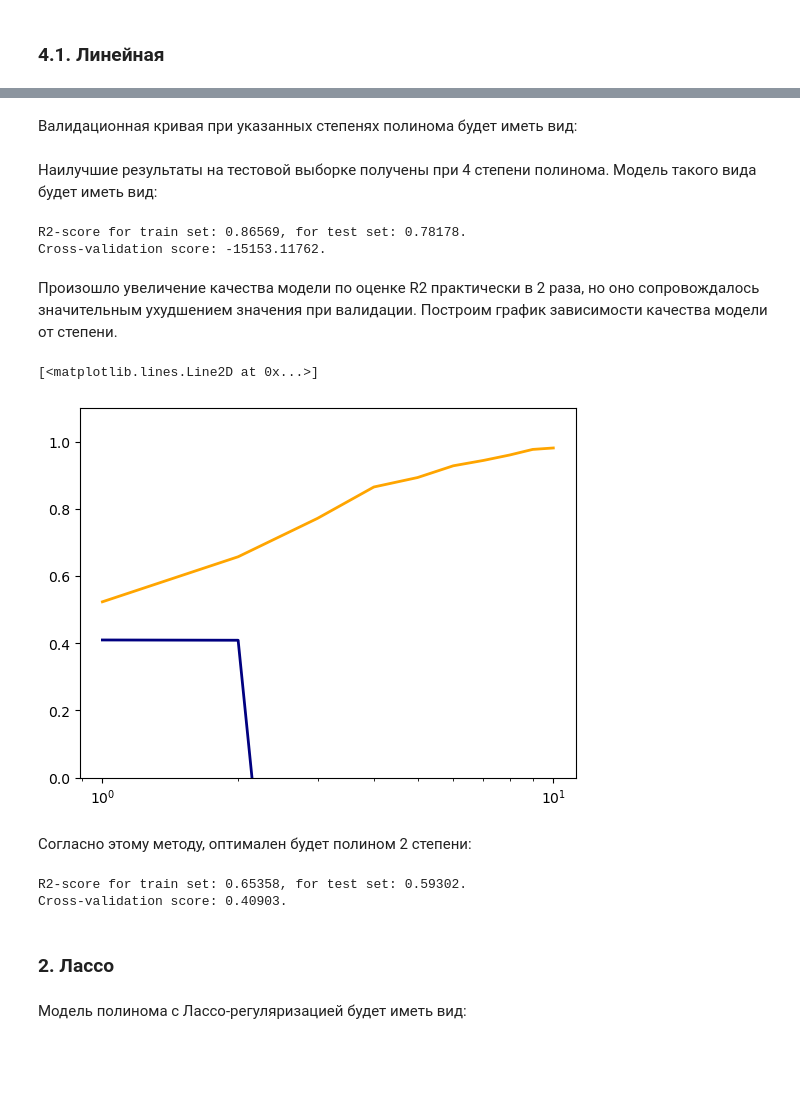
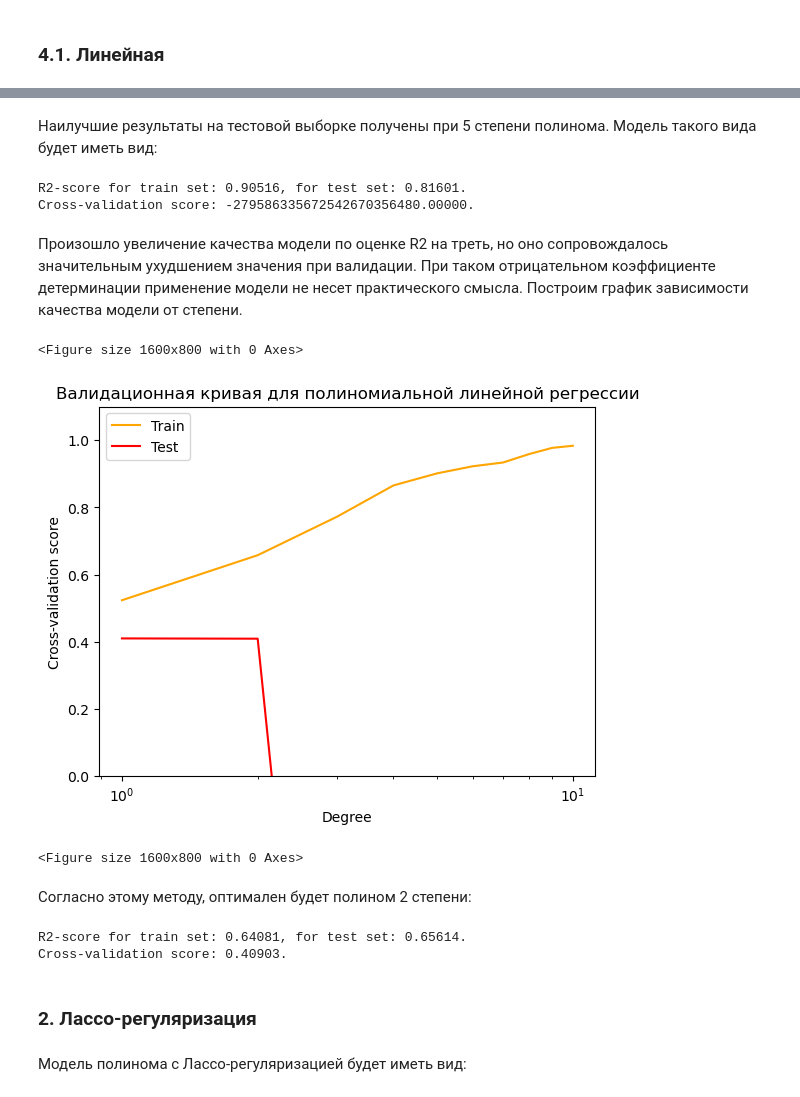
Before and after one commit to AnnLsnv/Python, a Jupyter notebook: regression_noise.ipynb, the cells around one changed output, grey strips where cells are left out. Saved outputs shown, nothing was run; the diff lists cells and outputs as text; code cells hidden in the pictures; blank space fills up the shorter version.

```diff
--- a/Lesunova_regression19.ipynb
+++ b/regression_noise.ipynb
@@ -348,6 +356,6 @@ Cross-validation score: 0.40676.
 # %%
 L2_mm = Pipeline([('scaler', MinMaxScaler()),
-                  ('regression', Ridge(alpha = 0.9))])
+                  ('regression', Ridge(alpha = 3))])
 L2_mm.fit(X_train, y_train)
 print('R2-score for train set: {:.5f}, for test set: {:.5f}.'.format(L2_mm.score(X_train, y_train),L2_mm.score(X_test, y_test)))
 mean_CVS=np.mean(cross_val_score(L2_mm, X, y, cv = 5))
@@ -360,6 +368,6 @@ Cross-validation score: 0.41408.
 # %%
 L2_st = Pipeline([('scaler', StandardScaler()),
-                  ('regression', Ridge(alpha =38))])
+                  ('regression', Ridge(alpha =45))])
 L2_st.fit(X_train, y_train)
 print('R2-score for train set: {:.5f}, for test set: {:.5f}.'.format(L2_st.score(X_train, y_train),L2_st.score(X_test, y_test)))
 mean_CVS=np.mean(cross_val_score(L2_st, X, y, cv = 5))
@@ -379,8 +386,8 @@ Cross-validation score: 0.41295.
 # %%
 for i in range(1, 11):
-    PR_st = Pipeline([('poly', PolynomialFeatures(degree = i)),
-                   ('scaler', StandardScaler()),
+    PR_mm = Pipeline([('poly', PolynomialFeatures(degree = i)),
+                   ('scaler', MinMaxScaler()),
                    ('regression', LinearRegression())])
-    PR_st.fit(X_train, y_train)
-    print('Degree=',i,'- R2-score for train set: {:.5f}, for test set: {:.5f}.'.format(PR_st.score(X_train, y_train),PR_st.score(X_test, y_test)))
+    PR_mm.fit(X_train, y_train)
+    print('Degree=',i,'- R2-score for train set: {:.5f}, for test set: {:.5f}.'.format(PR_mm.score(X_train, y_train),PR_mm.score(X_test, y_test)))
 # %% [output]
@@ -397,50 +404,50 @@ Degree= 10 - R2-score for train set: 0.98858, for test set: -1116961096.78920.
-# %% [markdown]
-Валидационная кривая при указанных степенях полинома будет иметь вид:
 # %% [markdown]
-Наилучшие результаты на тестовой выборке получены при 4 степени полинома. Модель такого вида будет иметь вид:
+Наилучшие результаты на тестовой выборке получены при 5 степени полинома. Модель такого вида будет иметь вид:
 # %%
-PR_st = Pipeline([('poly', PolynomialFeatures(degree = 4)),
-               ('scaler', StandardScaler()),
+PR_mm = Pipeline([('poly', PolynomialFeatures(degree = 5)),
+               ('scaler', MinMaxScaler()),
                ('regression', LinearRegression())])
-PR_st.fit(X_train, y_train)
-print('R2-score for train set: {:.5f}, for test set: {:.5f}.'.format(PR_st.score(X_train, y_train),PR_st.score(X_test, y_test)))
-mean_CVS=np.mean(cross_val_score(PR_st, X, y, cv = 5))
+PR_mm.fit(X_train, y_train)
+print('R2-score for train set: {:.5f}, for test set: {:.5f}.'.format(PR_mm.score(X_train, y_train),PR_mm.score(X_test, y_test)))
+mean_CVS=np.mean(cross_val_score(PR_mm, X, y, cv = 5))
 print('Cross-validation score: {:.5f}.'.format(mean_CVS))
 # %% [output]
-R2-score for train set: 0.86569, for test set: 0.78178.
-Cross-validation score: -15153.11762.
+R2-score for train set: 0.90516, for test set: 0.81601.
+Cross-validation score: -279586335672542670356480.00000.
 # %% [markdown]
-Произошло увеличение качества модели по оценке R2 практически в 2 раза, но оно сопровождалось значительным ухудшением значения при валидации. Построим график зависимости качества модели от степени.
+Произошло увеличение качества модели по оценке R2 на треть, но оно сопровождалось значительным ухудшением значения при валидации. При таком отрицательном коэффициенте детерминации применение модели не несет практического смысла. Построим график зависимости качества модели от степени.
-# %%
-param_range=range(1,11)
-
-train_sc, test_sc=validation_curve(PR_st, X, y,param_name="poly__degree", param_range=param_range, cv=5)
-train_sc
-
-train_sc_mean=np.mean(train_sc, axis=1)
-test_sc_mean=np.mean(test_sc, axis=1)
-plt.ylim(0.0,1.1)
-lw=2
-plt.semilogx(param_range, train_sc_mean,color='orange',lw=lw)
-plt.semilogx(param_range, test_sc_mean,color='navy',lw=lw)
-# %% [output]
-[<matplotlib.lines.Line2D at 0x...>]
-[figure, removed]
+# %%
+p_range=range(1,11)
+train_sc, test_sc=validation_curve(PR_mm, X, y,param_name="poly__degree", param_range=p_range, cv=5)
+train_sc_mean=np.mean(train_sc, axis=1)
+test_sc_mean=np.mean(test_sc, axis=1)
+plt.ylim(0.0,1.1)
+plt.semilogx(p_range, train_sc_mean,label='Train', color='orange')
+plt.semilogx(p_range, test_sc_mean,label='Test',color='red')
+plt.xlabel("Degree")
+plt.ylabel("Cross-validation score")
+plt.title("Валидационная кривая для полиномиальной линейной регрессии")
+plt.legend()
+plt.figure(figsize=(16,8))
+# %% [output]
+<Figure size 1600x800 with 0 Axes>
+[figure, added]
+<Figure size 1600x800 with 0 Axes>
 # %% [markdown]
 Согласно этому методу, оптимален будет полином 2 степени:
 # %%
-PR_st = Pipeline([('poly', PolynomialFeatures(degree = 2)),
-               ('scaler', StandardScaler()),
+PR_mm = Pipeline([('poly', PolynomialFeatures(degree = 2)),
+               ('scaler', MinMaxScaler()),
                ('regression', LinearRegression())])
-PR_st.fit(X_train, y_train)
-print('R2-score for train set: {:.5f}, for test set: {:.5f}.'.format(PR_st.score(X_train, y_train),PR_st.score(X_test, y_test)))
-mean_CVS=np.mean(cross_val_score(PR_st, X, y, cv = 5))
+PR_mm.fit(X_train, y_train)
+print('R2-score for train set: {:.5f}, for test set: {:.5f}.'.format(PR_mm.score(X_train, y_train),PR_mm.score(X_test, y_test)))
+mean_CVS=np.mean(cross_val_score(PR_mm, X, y, cv = 5))
 print('Cross-validation score: {:.5f}.'.format(mean_CVS))
 # %% [output]
-R2-score for train set: 0.65358, for test set: 0.59302.
+R2-score for train set: 0.64081, for test set: 0.65614.
 Cross-validation score: 0.40903.
 # %% [markdown]
-### 2. Лассо
+### 2. Лассо-регуляризация
 # %% [markdown]
 Модель полинома с Лассо-регуляризацией будет иметь вид:
 # %%
```
Also changed, not shown: parts of 65 cells of this notebook.
